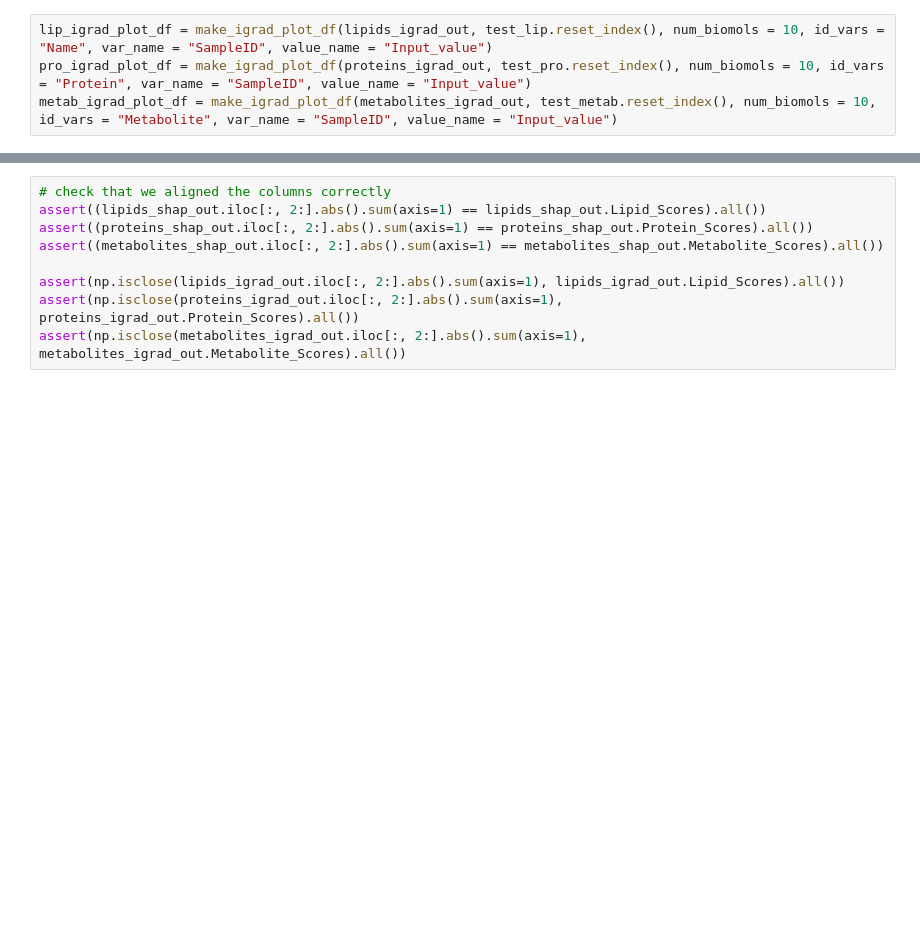
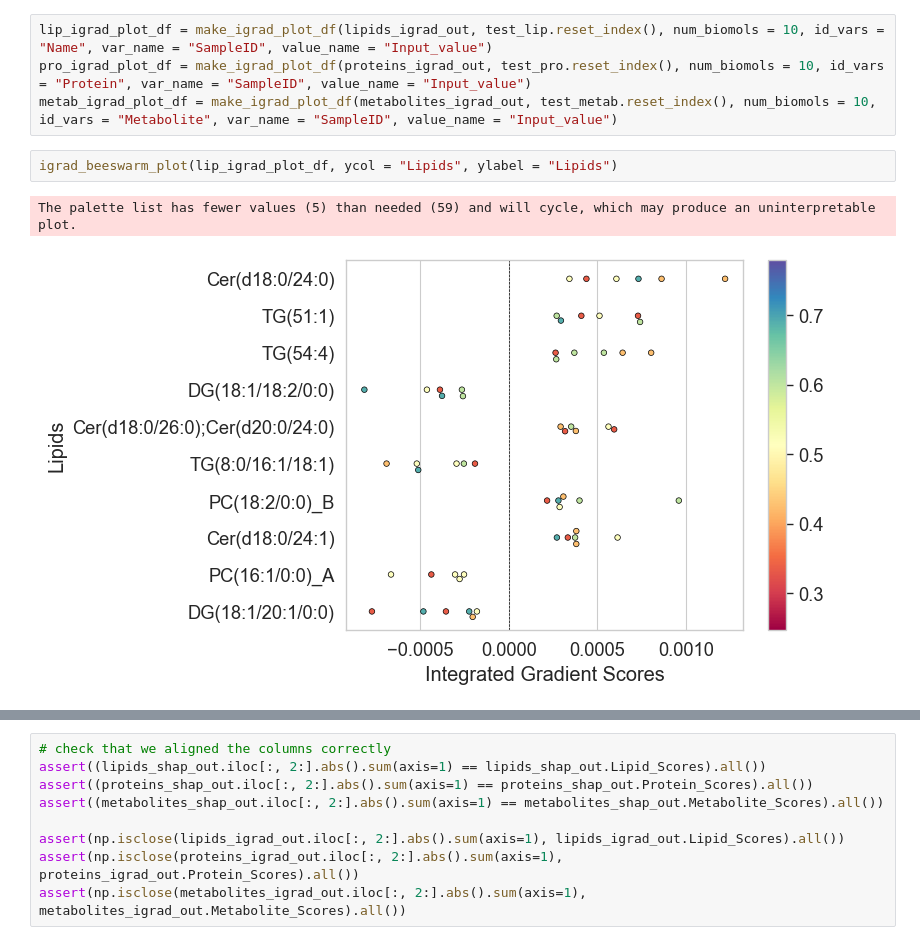
Before and after one commit to pnnl/HCDfCBD, a Jupyter notebook: feature_importance.ipynb, the cells around one changed output, grey strips where cells are left out. Drawn from its saved outputs; the diff is of its cells as text; blank space fills up the shorter version.

```diff
--- a/feature_importance.ipynb
+++ b/feature_importance.ipynb
@@ -376,6 +378,11 @@ We plot the same beeswarm plots for integrated gradients as we did for SHAP valu
 lip_igrad_plot_df = make_igrad_plot_df(lipids_igrad_out, test_lip.reset_index(), num_biomols = 10, id_vars = "Name", var_name = "SampleID", value_name = "Input_value")
 pro_igrad_plot_df = make_igrad_plot_df(proteins_igrad_out, test_pro.reset_index(), num_biomols = 10, id_vars = "Protein", var_name = "SampleID", value_name = "Input_value")
 metab_igrad_plot_df = make_igrad_plot_df(metabolites_igrad_out, test_metab.reset_index(), num_biomols = 10, id_vars = "Metabolite", var_name = "SampleID", value_name = "Input_value")
+# %%
+igrad_beeswarm_plot(lip_igrad_plot_df, ycol = "Lipids", ylabel = "Lipids")
+# %% [output]
+The palette list has fewer values (5) than needed (59) and will cycle, which may produce an uninterpretable plot.
+[figure, added]
 # %%
 igrad_beeswarm_plot(pro_igrad_plot_df, ycol = "Protein", ylabel = "Protein")
 # %% [output]
```
Also changed, not shown: parts of 17 cells of this notebook, 4 other files.
